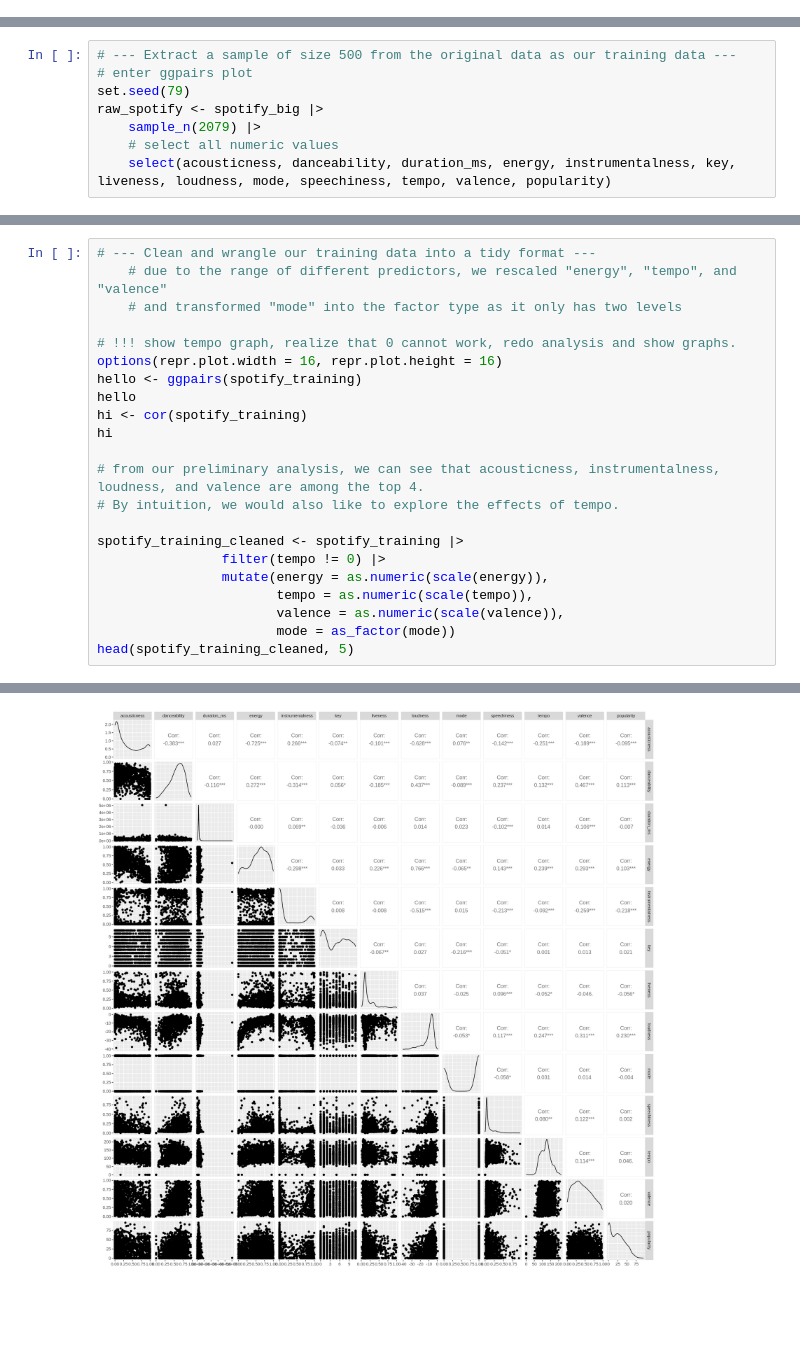
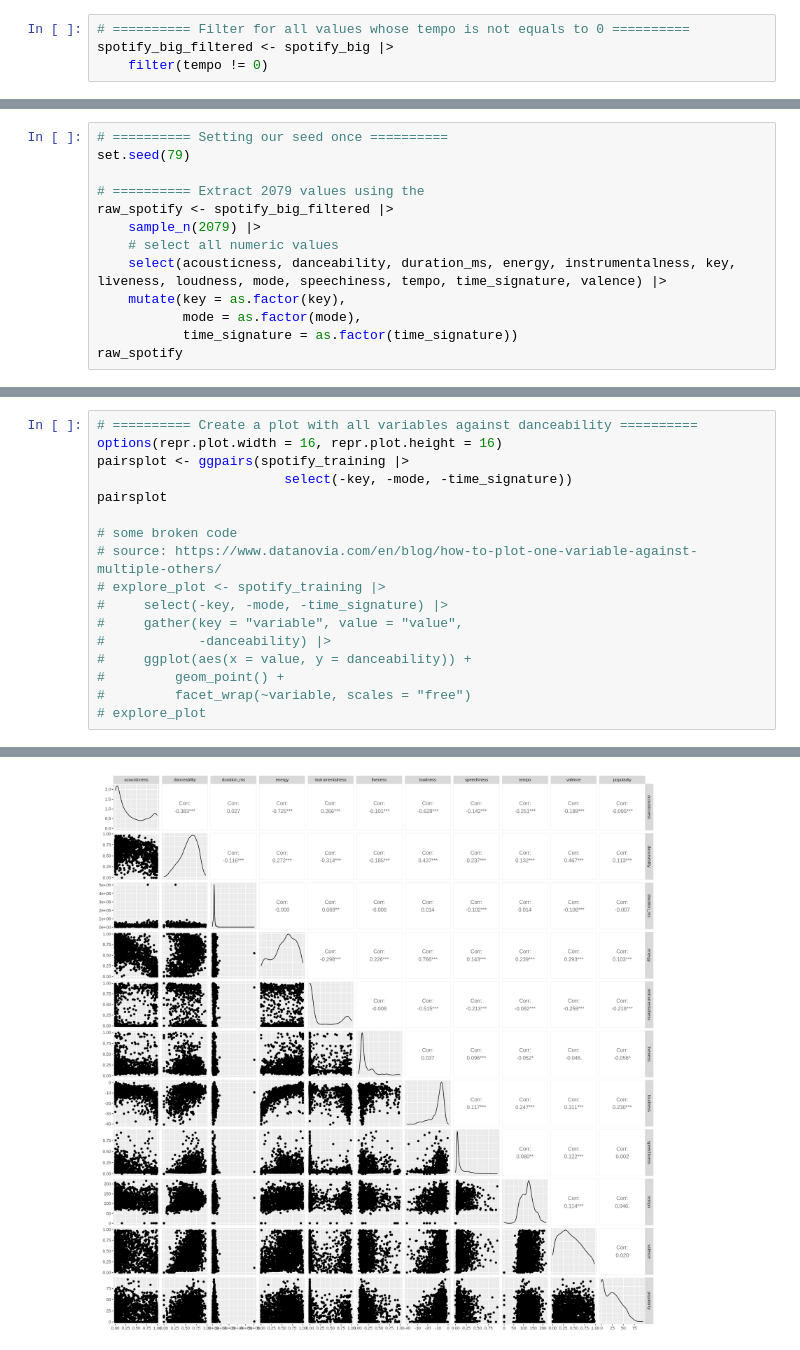
Before and after one commit to eshuaiii/dsci-100-2022w1-group-79, a Jupyter notebook: 79_project_report.ipynb, the cells around one changed output, grey strips where cells are left out. Saved outputs shown, nothing was run; the diff lists cells and outputs as text; blank space fills up the shorter version.

Commit message:
Made document cleaner, changed purpose, added English for introductory analysis
aka, A LOT has happened, please pull :D

```diff
--- a/79_project_report.ipynb
+++ b/79_project_report.ipynb
@@ -73,0 +95,4 @@ A tibble: 5 × 17
+# %%
+# ========== Filter for all values whose tempo is not equals to 0 ==========
+spotify_big_filtered <- spotify_big |>
+    filter(tempo != 0)
@@ -74,8 +102,13 @@ A tibble: 5 × 17
 # %%
-# --- Extract a sample of size 500 from the original data as our training data ---
-# enter ggpairs plot
+# ========== Setting our seed once ==========
 set.seed(79)
-raw_spotify <- spotify_big |>
+
+# ========== Extract 2079 values using the
+raw_spotify <- spotify_big_filtered |>
     sample_n(2079) |>
     # select all numeric values
-    select(acousticness, danceability, duration_ms, energy, instrumentalness, key, liveness, loudness, mode, speechiness, tempo, valence, popularity)
+    select(acousticness, danceability, duration_ms, energy, instrumentalness, key, liveness, loudness, mode, speechiness, tempo, time_signature, valence) |>
+    mutate(key = as.factor(key),
+           mode = as.factor(mode),
+           time_signature = as.factor(time_signature))
+raw_spotify
@@ -101,23 +176,18 @@ A tibble: 1641 × 13
 # %%
-# --- Clean and wrangle our training data into a tidy format ---
-    # due to the range of different predictors, we rescaled "energy", "tempo", and "valence"
-    # and transformed "mode" into the factor type as it only has two levels
+# ========== Create a plot with all variables against danceability ==========
+options(repr.plot.width = 16, repr.plot.height = 16)
+pairsplot <- ggpairs(spotify_training |>
+                        select(-key, -mode, -time_signature))
+pairsplot
 
-# !!! show tempo graph, realize that 0 cannot work, redo analysis and show graphs.
-options(repr.plot.width = 16, repr.plot.height = 16)
-hello <- ggpairs(spotify_training)
-hello
-hi <- cor(spotify_training)
-hi
-
-# from our preliminary analysis, we can see that acousticness, instrumentalness, loudness, and valence are among the top 4.
-# By intuition, we would also like to explore the effects of tempo.
-
-spotify_training_cleaned <- spotify_training |>
-                filter(tempo != 0) |>
-                mutate(energy = as.numeric(scale(energy)),
-                       tempo = as.numeric(scale(tempo)),
-                       valence = as.numeric(scale(valence)),
-                       mode = as_factor(mode))
-head(spotify_training_cleaned, 5)
+# some broken code
+# source: https://www.datanovia.com/en/blog/how-to-plot-one-variable-against-multiple-others/
+# explore_plot <- spotify_training |>
+#     select(-key, -mode, -time_signature) |>
+#     gather(key = "variable", value = "value",
+#            -danceability) |>
+#     ggplot(aes(x = value, y = danceability)) +
+#         geom_point() +
+#         facet_wrap(~variable, scales = "free")
+# explore_plot
 # %% [output]
@@ -143 +194 @@ A tibble: 5 × 13
-[figure, old version]
+[figure, new version]
```
Also changed, not shown: parts of 47 cells of this notebook.
